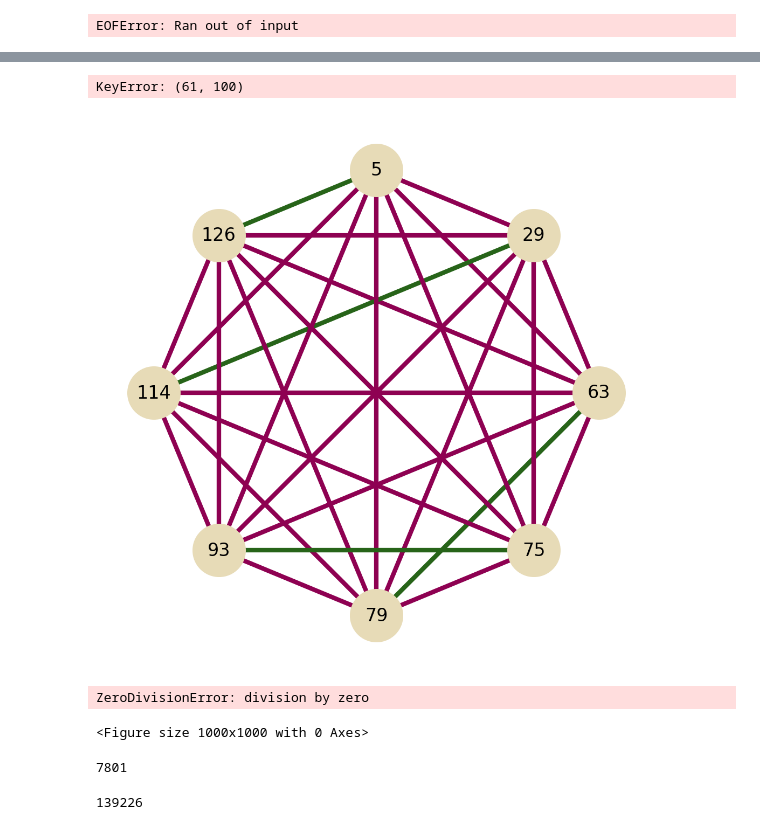
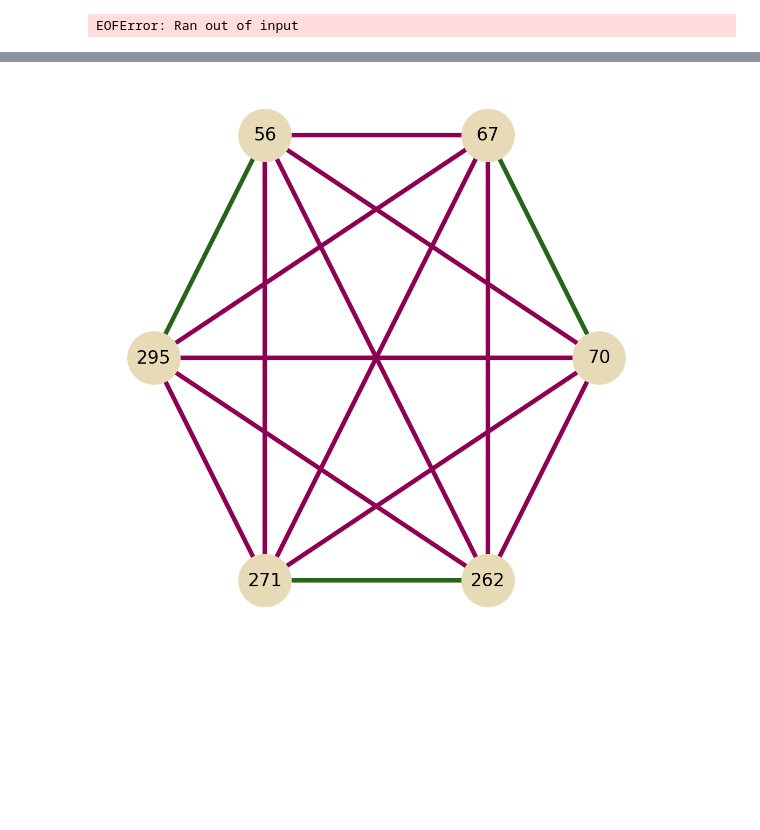
Before and after one commit to Eugleo/dibby, a Jupyter notebook: src/interpretation.ipynb, the cells around one changed output, grey strips where cells are left out. Saved outputs shown, nothing was run; the diff lists cells and outputs as text; code cells hidden in the pictures; blank space fills up the shorter version.

```diff
--- a/src/interpretation.ipynb
+++ b/src/interpretation.ipynb
@@ -182,8 +199,3 @@ with open("../out/precursor_matches_lys_at_6_segments.pickle", "rb") as f:
         precursor_matches.append(pickle.load(f))
 # %% [output]
 EOFError: Ran out of input
-# %%
-precursor_matches_2 = []
-with open("../out/precursor_matches/LYS_AT_segments=6_error=15ppm.pickle", "rb") as f:
-    while True:
-        precursor_matches_2.append(pickle.load(f))
@@ -297,3 +303,4 @@ measurements[3104].peptide_mass_estimate - calculate_mass("NTDGSTDYGILQINSR")
 # %%
-protein = LYS
+protein = LIP
 cysteines = [i for i in range(len(protein)) if protein[i] == "C"]
+cysteines
@@ -324,0 +378,12 @@ precursor_probabilities[:10]
+# %%
+df["scan"] = [m.scan for m in df["measurement"]]
+df["variant"] = [str(m) for m in df["multipeptide"]]
+
+variant_counts = (
+    df.groupby(["scan", "variant", "bonds"])
+    .agg({"variant": "first", "bonds": "first"})
+    .groupby("scan")
+    .agg({"variant": "count"})
+)
+
+variant_counts
@@ -342,7 +422,11 @@ NEG_ALK_WEIGHT = 1
 from pprint import pprint
 
 for m, prob in zip(fragments, precursor_probabilities):
-    P = prob
+    # if not all(b in LIP_BONDS for b in m["bonds"]):
+    #    continue
+
+    variants = variant_counts.loc[m["measurement"].scan, "variant"]
+    P = 1
     cys_in_bonds = []
 
     for b in m["match"]["connected_bonds"]:
@@ -366,8 +450,6 @@ for m, prob in zip(fragments, precursor_probabilities):
     for c in cysteines:
         if c not in cys_in_bonds and any(b <= c < e for b, e in m["match"]["ranges"]):
             alkylation_score[c] += P * NEG_ALK_WEIGHT
-# %% [output]
-KeyError: (61, 100)
 # %%
 CMAP = plt.get_cmap("PiYG")
 
@@ -388,76 +470,36 @@ BSA_BONDS = [
         (391, 437),
         (436, 447),
         (460, 476),
         (475, 486),
         (513, 558),
         (557, 566),
     ]
 ]
 
 LYS_BONDS = [(5, 126), (29, 114), (63, 79), (75, 93)]
 
+LIP_BONDS = [(56, 295), (67, 70), (262, 271)]
+
+OVA_BONDS = [(72, 119)]
+
 # IDEAL GRAPH
 g = nx.complete_graph(reversed(cysteines[3:] + cysteines[:3]))
 plt.figure(figsize=(5, 5), dpi=200)
 
 edges = [tuple(sorted(e)) for e in g.edges()]
-scores = [e in LYS_BONDS for e in edges]
+scores = [e in LIP_BONDS for e in edges]
 scores_normalized = [
     abs(s - min(scores)) / abs(max(scores) - min(scores)) for s in scores
 ]
 colors = [CMAP(s) for s in scores_normalized]
 
 nx.draw_circular(
     g,
     with_labels=True,
     node_size=1200,
     node_color="#E7DBB7",
     edge_color=colors,
     width=3,
 )
 # %% [output]
-[figure, old version]
+[figure, new version]
-# %%
-nodes = list(reversed(cysteines[3:] + cysteines[:3]))
-g = nx.complete_graph(nodes)
-plt.figure(figsize=(5, 5), dpi=200)
-
-edges = [tuple(sorted(e)) for e in g.edges()]
-scores = [(positive_evidence[e]) - negative_evidence[e] for e in edges]
-scores_normalized = [
-    abs(s - min(scores)) / abs(max(scores) - min(scores)) for s in scores
-]
-edge_colors = [CMAP(s) for s in scores_normalized]
-
-node_scores = [
-    (alkylation_score[n] - sum(positive_evidence[e] for e in edges if n in e))
-    for n in nodes
-]
-node_scores_normalized = [
-    abs(s - min(node_scores)) / abs(max(node_scores) - min(node_scores))
-    for s in node_scores
-]
-node_colors = [CMAP(s) for s in node_scores_normalized]
-
-
-nx.draw_circular(
-    g,
-    with_labels=True,
-    node_size=1200,
-    node_color="#E7DBB7",
-    linewidths=3,
-    edgecolors=node_colors,
-    edge_color=edge_colors,
-    width=3,
-)
-# %% [output]
-ZeroDivisionError: division by zero
-<Figure size 1000x1000 with 0 Axes>
-# %%
-len(fragments)
-# %% [output]
-7801
-# %%
-len(fragments_old)
-# %% [output]
-139226
```
Also changed, not shown: parts of 18 cells of this notebook, 2 other files.
